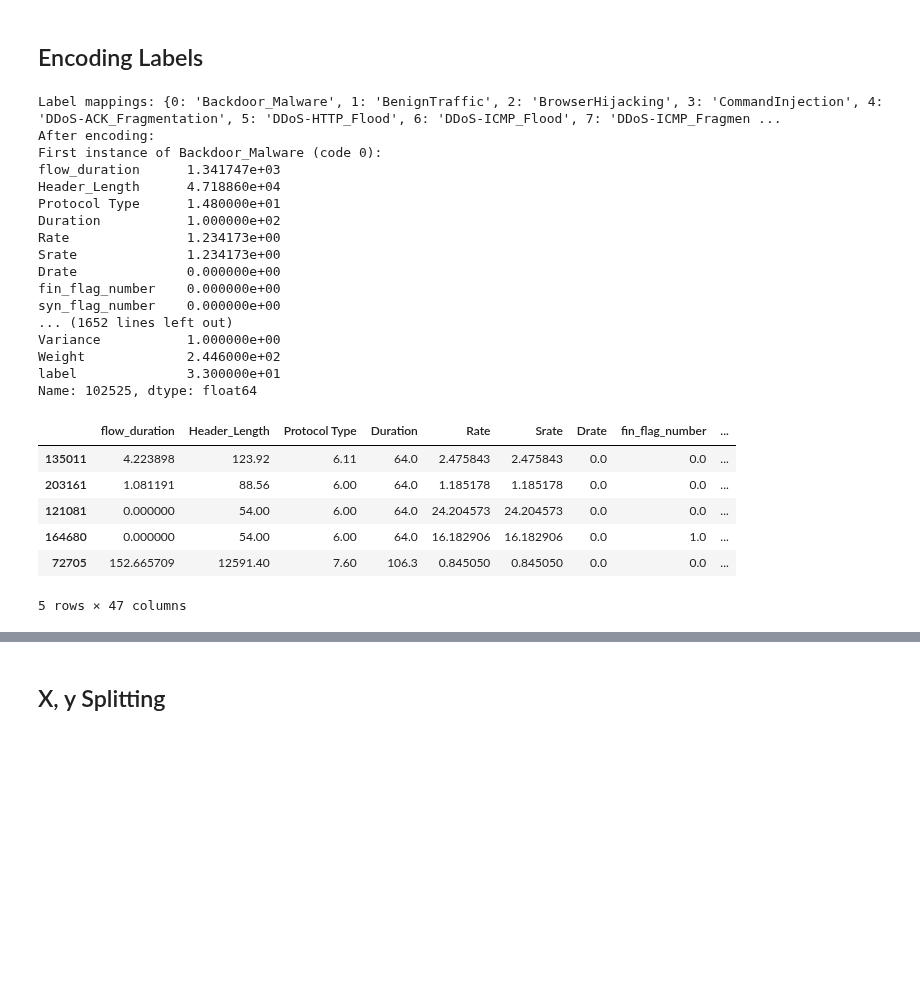
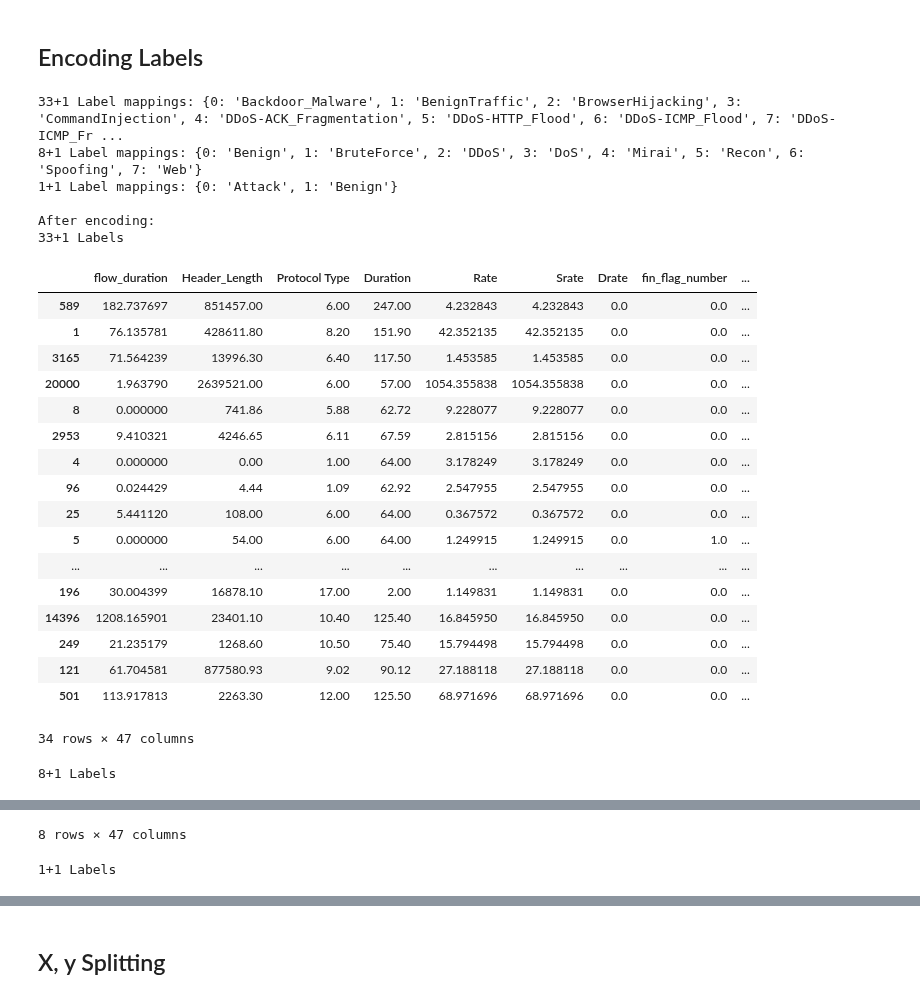
Before and after one commit to Keko787/Generating-a-Balanced-IoT-Cyber-Attack-Dataset-with-GAN-COIL-Collaboration-, a Jupyter notebook: classical_sampling_techniques/classical_sampling_techniques.ipynb, the cells around one changed output, grey strips where cells are left out. Saved outputs shown, nothing was run; the diff lists cells and outputs as text; code cells hidden in the pictures; blank space fills up the shorter version.

```diff
--- a/classical_sampling_techniques/classical_sampling_techniques.ipynb
+++ b/classical_sampling_techniques/classical_sampling_techniques.ipynb
@@ -124,7 +136,7 @@ Name: count, dtype: int64
 # %%
 all_data = {}
 
-for _class in apply_classes:
+for _class in label_classes:
     all_data[_class] = full_data.copy()
 
     match _class:
@@ -171,5 +183,7 @@ for _class in apply_classes:
             all_data['1+1'].loc[all_data['1+1']['label'] != 'BenignTraffic', 'label'] = 'Attack'
             all_data['1+1'].loc[all_data['1+1']['label'] == 'BenignTraffic', 'label'] = 'Benign'
 
-all_data[apply_classes[0]].head()
+for _class in label_classes:
+    print(f'{_class} Labels')
+    display(all_data[_class].head(5))
 # %% [output]
@@ -204,58 +215,54 @@ all_data[apply_classes[2]].head()
 
 ## Encoding Labels
 # %%
-for _class in apply_classes:
+for _class in label_classes:
     match _class:
         case '33+1':
             full_label_encoder = LabelEncoder()
             all_data['33+1']['label'] = full_label_encoder.fit_transform(all_data['33+1']['label'])
+            label_mapping = {index: label for index, label in enumerate(full_label_encoder.classes_)}
+            print(f'{_class } Label mappings: {label_mapping}')
 
         case '8+1':
             class_label_encoder = LabelEncoder()
             all_data['8+1']['label'] = class_label_encoder.fit_transform(all_data['8+1']['label'])
+            label_mapping = {index: label for index, label in enumerate(class_label_encoder.classes_)}
+            print(f'{_class } Label mappings: {label_mapping}')
 
         case '1+1':
             binary_label_encoder = LabelEncoder()
             all_data['1+1']['label'] = binary_label_encoder.fit_transform(all_data['1+1']['label'])
-
-
-# Store label mappings
-label_mapping = {index: label for index, label in enumerate(full_label_encoder.classes_)}
-print("Label mappings:", label_mapping)
-
-# Retrieve the numeric codes for classes
-class_codes = {label: full_label_encoder.transform([label])[0] for label in full_label_encoder.classes_}
+            label_mapping = {index: label for index, label in enumerate(binary_label_encoder.classes_)}
+            print(f'{_class } Label mappings: {label_mapping}')
 
 # Print specific instances after label encoding
-print("After encoding:")
-for label, code in class_codes.items():
-    # Print the first instance of each class
-    print(f"First instance of {label} (code {code}):")
-    print(all_data[apply_classes[0]][all_data[apply_classes[0]]['label'] == code].iloc[0])
-
-all_data[apply_classes[0]].head()
+print("\nAfter encoding:")
+for _class in label_classes:
+    print(f'{_class} Labels')
+    display(all_data[_class].drop_duplicates(subset=['label']).sort_values('label'))
 # %% [output]
-Label mappings: {0: 'Backdoor_Malware', 1: 'BenignTraffic', 2: 'BrowserHijacking', 3: 'CommandInjection', 4: 'DDoS-ACK_Fragmentation', 5: 'DDoS-HTTP_Flood', 6: 'DDoS-ICMP_Flood', 7: 'DDoS-ICMP_Fragmen ...
+33+1 Label mappings: {0: 'Backdoor_Malware', 1: 'BenignTraffic', 2: 'BrowserHijacking', 3: 'CommandInjection', 4: 'DDoS-ACK_Fragmentation', 5: 'DDoS-HTTP_Flood', 6: 'DDoS-ICMP_Flood', 7: 'DDoS-ICMP_Fr ...
+8+1 Label mappings: {0: 'Benign', 1: 'BruteForce', 2: 'DDoS', 3: 'DoS', 4: 'Mirai', 5: 'Recon', 6: 'Spoofing', 7: 'Web'}
+1+1 Label mappings: {0: 'Attack', 1: 'Benign'}
+
 After encoding:
-First instance of Backdoor_Malware (code 0):
-flow_duration      1.341747e+03
-Header_Length      4.718860e+04
-Protocol Type      1.480000e+01
-Duration           1.000000e+02
-Rate               1.234173e+00
-Srate              1.234173e+00
-Drate              0.000000e+00
-fin_flag_number    0.000000e+00
-syn_flag_number    0.000000e+00
-... (1652 lines left out)
-Variance           1.000000e+00
-Weight             2.446000e+02
-label              3.300000e+01
-Name: 102525, dtype: float64
+33+1 Labels
 |  | flow_duration | Header_Length | Protocol Type | Duration | Rate | Srate | Drate | fin_flag_number | ... |
-| 135011 | 4.223898 | 123.92 | 6.11 | 64.0 | 2.475843 | 2.475843 | 0.0 | 0.0 | ... |
-| 203161 | 1.081191 | 88.56 | 6.00 | 64.0 | 1.185178 | 1.185178 | 0.0 | 0.0 | ... |
-| 121081 | 0.000000 | 54.00 | 6.00 | 64.0 | 24.204573 | 24.204573 | 0.0 | 0.0 | ... |
-| 164680 | 0.000000 | 54.00 | 6.00 | 64.0 | 16.182906 | 16.182906 | 0.0 | 1.0 | ... |
-| 72705 | 152.665709 | 12591.40 | 7.60 | 106.3 | 0.845050 | 0.845050 | 0.0 | 0.0 | ... |
+| 589 | 182.737697 | 851457.00 | 6.00 | 247.00 | 4.232843 | 4.232843 | 0.0 | 0.0 | ... |
+| 1 | 76.135781 | 428611.80 | 8.20 | 151.90 | 42.352135 | 42.352135 | 0.0 | 0.0 | ... |
+| 3165 | 71.564239 | 13996.30 | 6.40 | 117.50 | 1.453585 | 1.453585 | 0.0 | 0.0 | ... |
+| 20000 | 1.963790 | 2639521.00 | 6.00 | 57.00 | 1054.355838 | 1054.355838 | 0.0 | 0.0 | ... |
+| 8 | 0.000000 | 741.86 | 5.88 | 62.72 | 9.228077 | 9.228077 | 0.0 | 0.0 | ... |
+| 2953 | 9.410321 | 4246.65 | 6.11 | 67.59 | 2.815156 | 2.815156 | 0.0 | 0.0 | ... |
+| 4 | 0.000000 | 0.00 | 1.00 | 64.00 | 3.178249 | 3.178249 | 0.0 | 0.0 | ... |
+| 96 | 0.024429 | 4.44 | 1.09 | 62.92 | 2.547955 | 2.547955 | 0.0 | 0.0 | ... |
+| 25 | 5.441120 | 108.00 | 6.00 | 64.00 | 0.367572 | 0.367572 | 0.0 | 0.0 | ... |
+| 5 | 0.000000 | 54.00 | 6.00 | 64.00 | 1.249915 | 1.249915 | 0.0 | 1.0 | ... |
+| ... | ... | ... | ... | ... | ... | ... | ... | ... | ... |
+| 196 | 30.004399 | 16878.10 | 17.00 | 2.00 | 1.149831 | 1.149831 | 0.0 | 0.0 | ... |
+| 14396 | 1208.165901 | 23401.10 | 10.40 | 125.40 | 16.845950 | 16.845950 | 0.0 | 0.0 | ... |
+| 249 | 21.235179 | 1268.60 | 10.50 | 75.40 | 15.794498 | 15.794498 | 0.0 | 0.0 | ... |
+| 121 | 61.704581 | 877580.93 | 9.02 | 90.12 | 27.188118 | 27.188118 | 0.0 | 0.0 | ... |
+| 501 | 113.917813 | 2263.30 | 12.00 | 125.50 | 68.971696 | 68.971696 | 0.0 | 0.0 | ... |
-5 rows × 47 columns
+34 rows × 47 columns
+8+1 Labels
@@ -261,0 +278,2 @@ Name: 102525, dtype: float64
+8 rows × 47 columns
+1+1 Labels
```
Also changed, not shown: parts of 32 cells of this notebook.
